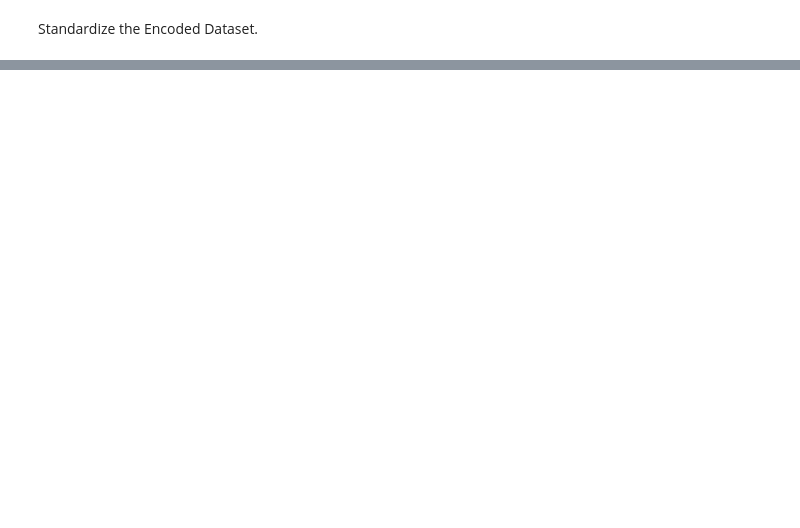
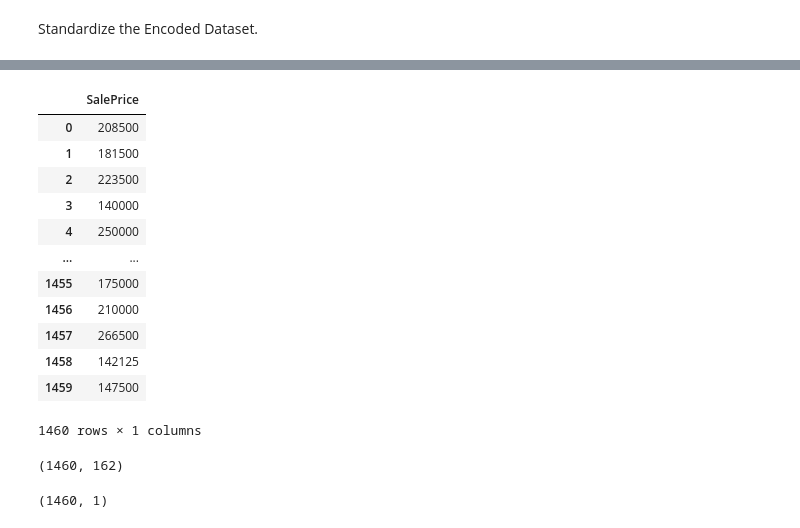
Before and after one commit to JoanWaweru/ML-Group-5-Tasks, a Jupyter notebook: Housing_Price_Task.ipynb, the cells around one changed output, grey strips where cells are left out. Cells and saved outputs as stored; diff of their text form; code cells hidden in the pictures; blank space fills up the shorter version.

```diff
--- a/Housing_Price_Task.ipynb
+++ b/Housing_Price_Task.ipynb
@@ -270,0 +236,26 @@ print(standardized_df)
+# %%
+df_y = data[target]
+y = np.array(df_y)
+df_y
+# %% [output]
+|  | SalePrice |
+| 0 | 208500 |
+| 1 | 181500 |
+| 2 | 223500 |
+| 3 | 140000 |
+| 4 | 250000 |
+| ... | ... |
+| 1455 | 175000 |
+| 1456 | 210000 |
+| 1457 | 266500 |
+| 1458 | 142125 |
+| 1459 | 147500 |
+1460 rows × 1 columns
+# %%
+X.shape
+# %% [output]
+(1460, 162)
+# %%
+y.shape
+# %% [output]
+(1460, 1)
```
Also changed, not shown: parts of 14 cells of this notebook.
